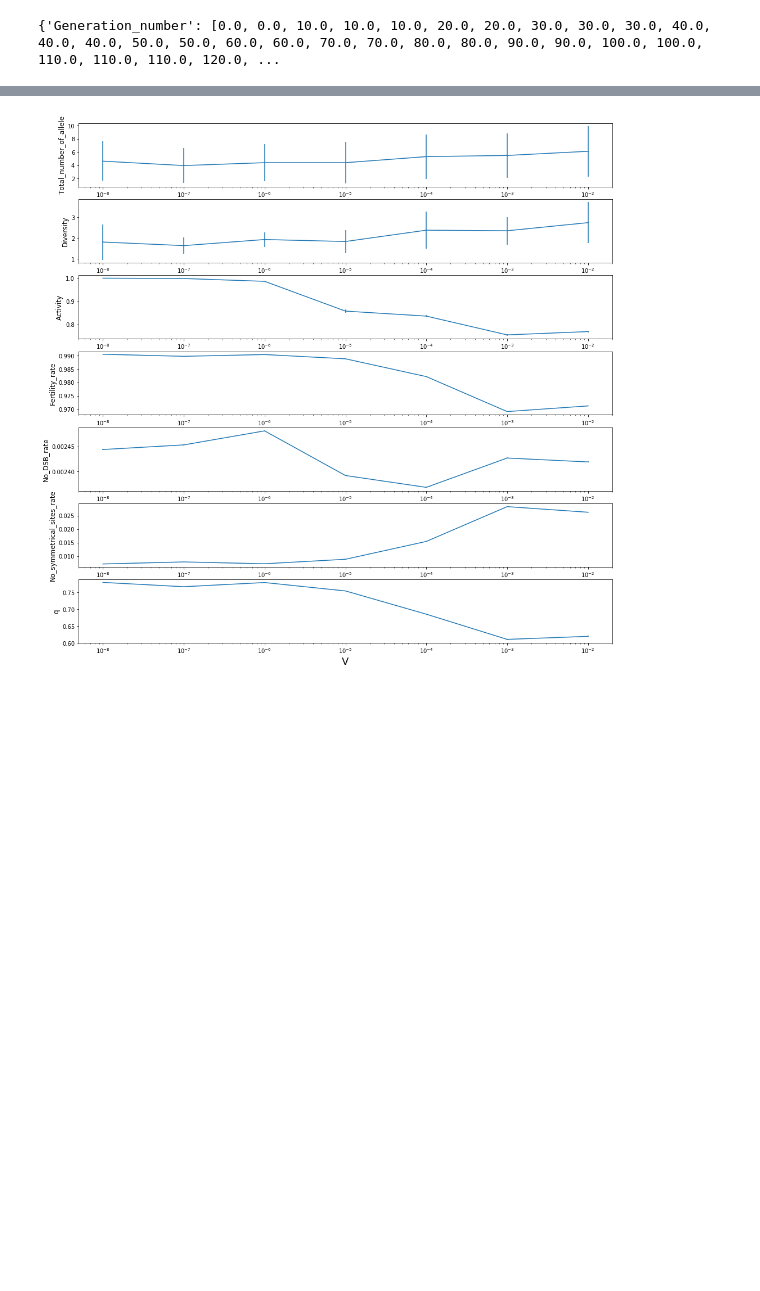
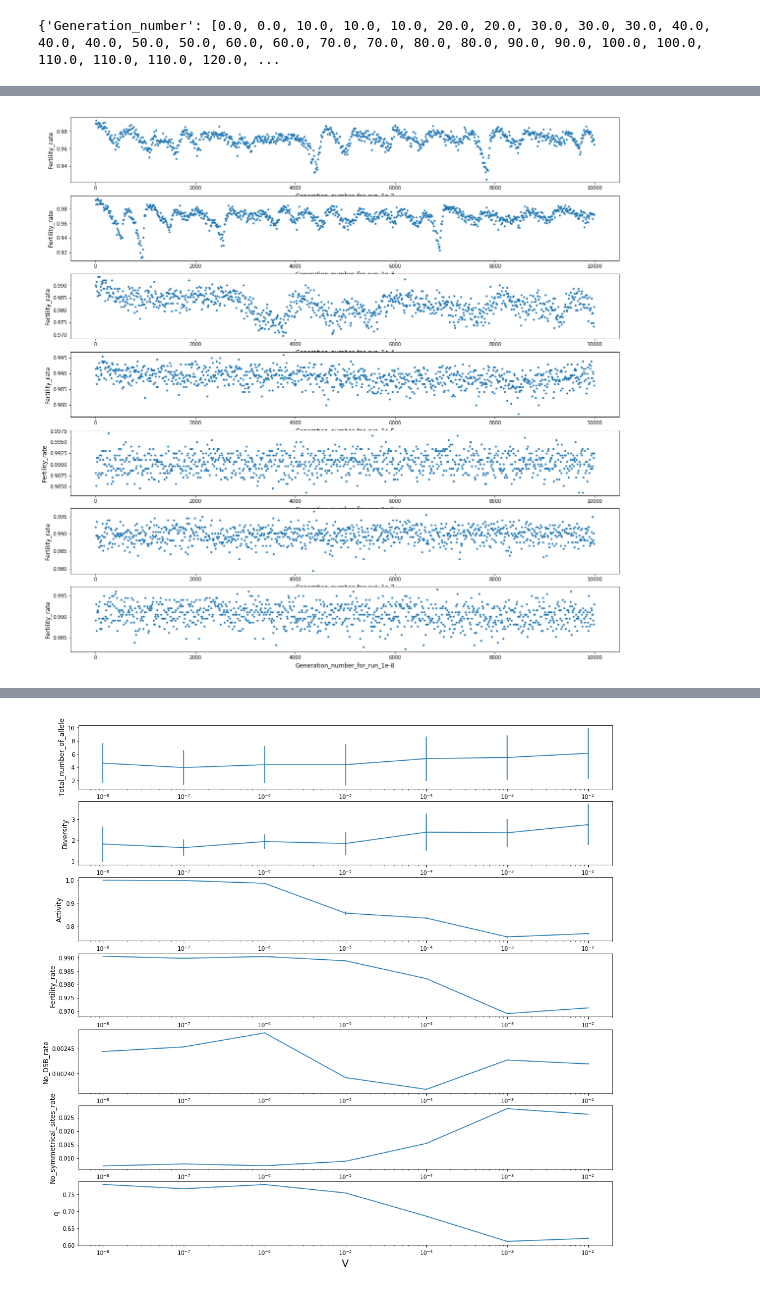
Before and after one commit to alicegenestier/Red_Queen_PRDM9, a Jupyter notebook: cluster/meiosis/meiosis_notebook.ipynb, the cells around one changed output, grey strips where cells are left out. Saved outputs shown, nothing was run; the diff lists cells and outputs as text; code cells hidden in the pictures; blank space fills up the shorter version.

```diff
--- a/cluster/meiosis/meiosis_notebook.ipynb
+++ b/cluster/meiosis/meiosis_notebook.ipynb
@@ -148,0 +165,4 @@ def readscalingexperiment(target_folder_path , scaling_param_name, param_names_a
+# %%
+plot_data(target_folder_path="analyses/scaling_V_2/",x_params="Generation_number",y_params="Fertility_rate", file_ext="trace")
+# %% [output]
+[figure, added]
```
Also changed, not shown: parts of 44 cells of this notebook, 3 other files.
